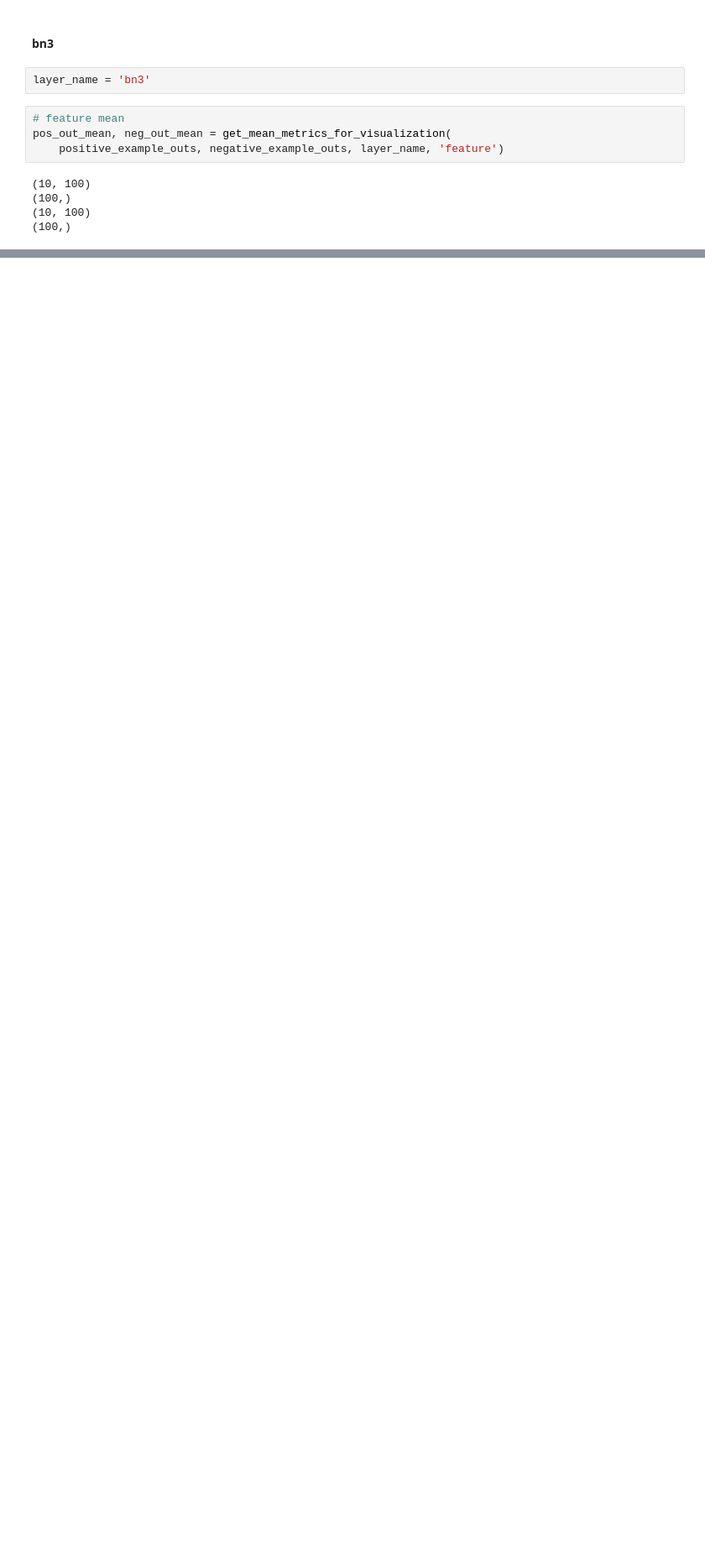
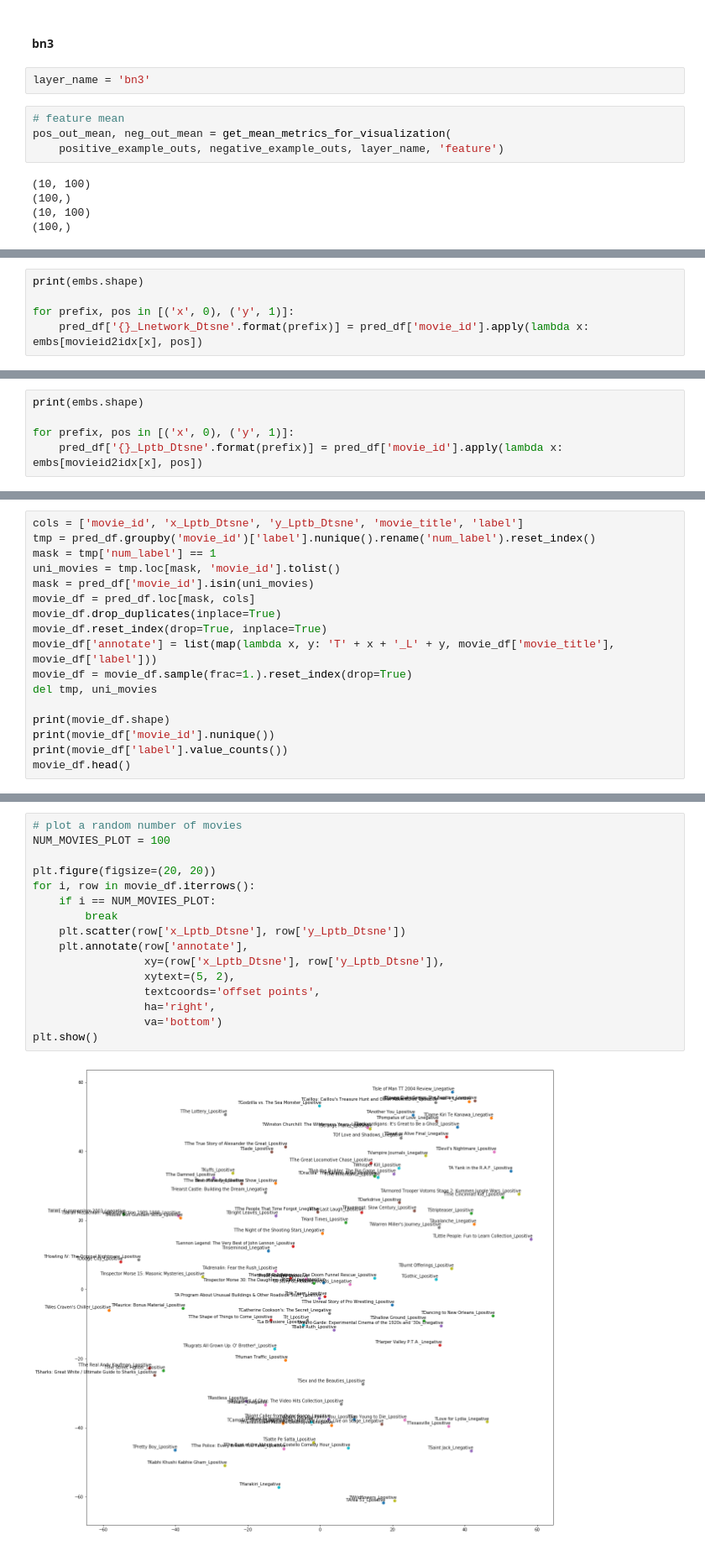
Before and after one commit to varunnathan/ML, a Jupyter notebook: KG_NetflixMovieRecommendation_April30/NN_Regression_Activation_Visualization_BertEmbeddings.ipynb, the cells around one changed output, grey strips where cells are left out. Shown at 84% size. Cells and saved outputs as stored; diff of their text form; blank space fills up the shorter version.

```diff
--- a/KG_NetflixMovieRecommendation_April30/NN_Regression_Activation_Visualization_BertEmbeddings.ipynb
+++ b/KG_NetflixMovieRecommendation_April30/NN_Regression_Activation_Visualization_BertEmbeddings.ipynb
@@ -754,0 +745,5 @@ plot_scatter_intermediate_outputs(activations['bn1'], 'bn1')
+# %%
+print(embs.shape)
+
+for prefix, pos in [('x', 0), ('y', 1)]:
+    pred_df['{}_Lnetwork_Dtsne'.format(prefix)] = pred_df['movie_id'].apply(lambda x: embs[movieid2idx[x], pos])
@@ -754,0 +841,5 @@ plot_scatter_intermediate_outputs(activations['bn1'], 'bn1')
+# %%
+print(embs.shape)
+
+for prefix, pos in [('x', 0), ('y', 1)]:
+    pred_df['{}_Lptb_Dtsne'.format(prefix)] = pred_df['movie_id'].apply(lambda x: embs[movieid2idx[x], pos])
@@ -754,0 +848,17 @@ plot_scatter_intermediate_outputs(activations['bn1'], 'bn1')
+# %%
+cols = ['movie_id', 'x_Lptb_Dtsne', 'y_Lptb_Dtsne', 'movie_title', 'label']
+tmp = pred_df.groupby('movie_id')['label'].nunique().rename('num_label').reset_index()
+mask = tmp['num_label'] == 1
+uni_movies = tmp.loc[mask, 'movie_id'].tolist()
+mask = pred_df['movie_id'].isin(uni_movies)
+movie_df = pred_df.loc[mask, cols]
+movie_df.drop_duplicates(inplace=True)
+movie_df.reset_index(drop=True, inplace=True)
+movie_df['annotate'] = list(map(lambda x, y: 'T' + x + '_L' + y, movie_df['movie_title'], movie_df['label']))
+movie_df = movie_df.sample(frac=1.).reset_index(drop=True)
+del tmp, uni_movies
+
+print(movie_df.shape)
+print(movie_df['movie_id'].nunique())
+print(movie_df['label'].value_counts())
+movie_df.head()
@@ -754,0 +877,18 @@ plot_scatter_intermediate_outputs(activations['bn1'], 'bn1')
+# %%
+# plot a random number of movies
+NUM_MOVIES_PLOT = 100
+
+plt.figure(figsize=(20, 20))
+for i, row in movie_df.iterrows():
+    if i == NUM_MOVIES_PLOT:
+        break
+    plt.scatter(row['x_Lptb_Dtsne'], row['y_Lptb_Dtsne'])
+    plt.annotate(row['annotate'],
+                 xy=(row['x_Lptb_Dtsne'], row['y_Lptb_Dtsne']),
+                 xytext=(5, 2),
+                 textcoords='offset points',
+                 ha='right',
+                 va='bottom')
+plt.show()
+# %% [output]
+[figure, added]
```
Also changed, not shown: parts of 30 cells of this notebook.
